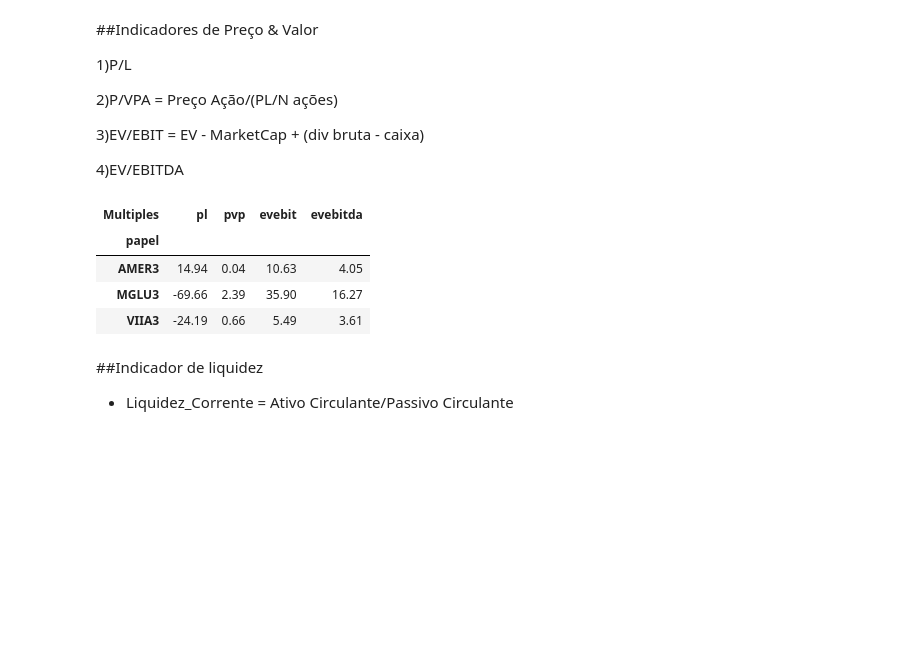
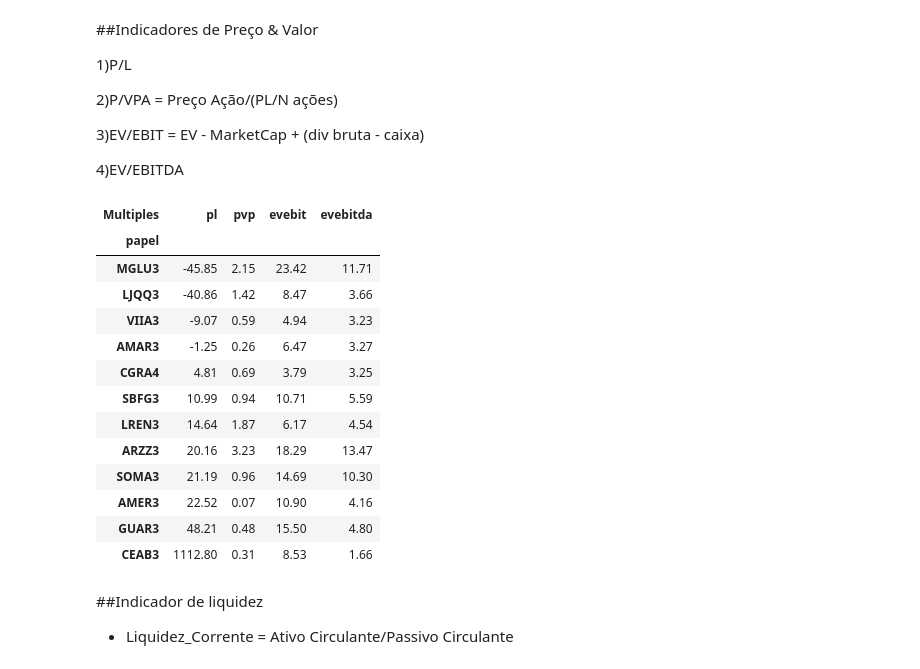
Before and after one commit to rubemmnf/Mercado-Financeiro, a Jupyter notebook: TradingDados/Outros/Analise_AMER3.ipynb, the cells around one changed output. Cells and saved outputs as stored; diff of their text form; code cells hidden in the pictures; blank space fills up the shorter version.

Commit message:
Analise amer3 adicao empresas e ordenacao

```diff
--- a/TradingDados/Outros/Analise_AMER3.ipynb
+++ b/TradingDados/Outros/Analise_AMER3.ipynb
@@ -114,13 +166,25 @@ ind_luc = df.query('index in @setor').loc[:,['mrgebit','mrgliq', 'roic', 'roe',
 4)EV/EBITDA
 # %%
 ind_valor = df.query('index in @setor').loc[:,['pl', 'pvp', 'evebit', 'evebitda']]
+
+ind_valor = ind_valor.sort_values(by='pl')
+
 ind_valor
 # %% [output]
 | Multiples | pl | pvp | evebit | evebitda |
 | papel |  |  |  |  |
-| AMER3 | 14.94 | 0.04 | 10.63 | 4.05 |
-| MGLU3 | -69.66 | 2.39 | 35.90 | 16.27 |
-| VIIA3 | -24.19 | 0.66 | 5.49 | 3.61 |
+| MGLU3 | -45.85 | 2.15 | 23.42 | 11.71 |
+| LJQQ3 | -40.86 | 1.42 | 8.47 | 3.66 |
+| VIIA3 | -9.07 | 0.59 | 4.94 | 3.23 |
+| AMAR3 | -1.25 | 0.26 | 6.47 | 3.27 |
+| CGRA4 | 4.81 | 0.69 | 3.79 | 3.25 |
+| SBFG3 | 10.99 | 0.94 | 10.71 | 5.59 |
+| LREN3 | 14.64 | 1.87 | 6.17 | 4.54 |
+| ARZZ3 | 20.16 | 3.23 | 18.29 | 13.47 |
+| SOMA3 | 21.19 | 0.96 | 14.69 | 10.30 |
+| AMER3 | 22.52 | 0.07 | 10.90 | 4.16 |
+| GUAR3 | 48.21 | 0.48 | 15.50 | 4.80 |
+| CEAB3 | 1112.80 | 0.31 | 8.53 | 1.66 |
 # %% [markdown]
 ##Indicador de liquidez
 
```
Also changed, not shown: parts of 20 cells of this notebook, 1 other file.
